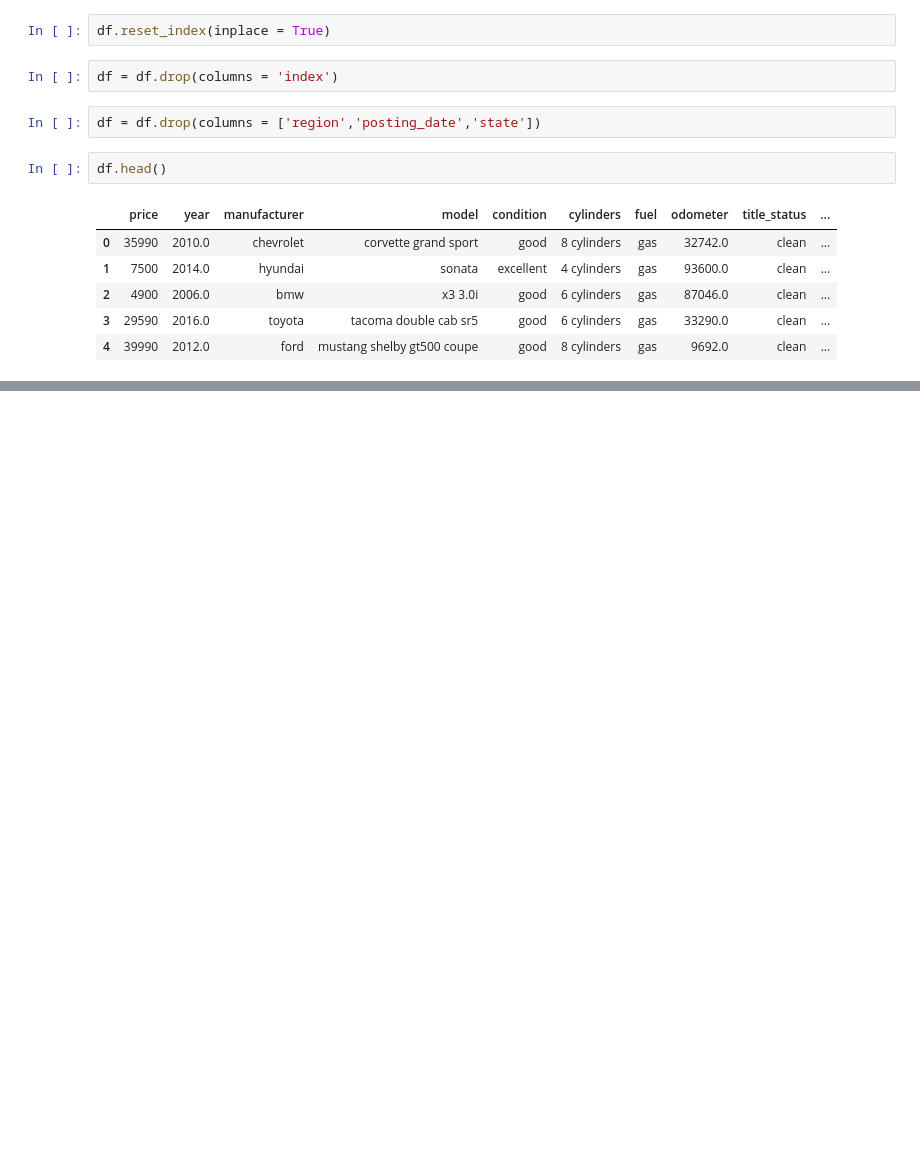
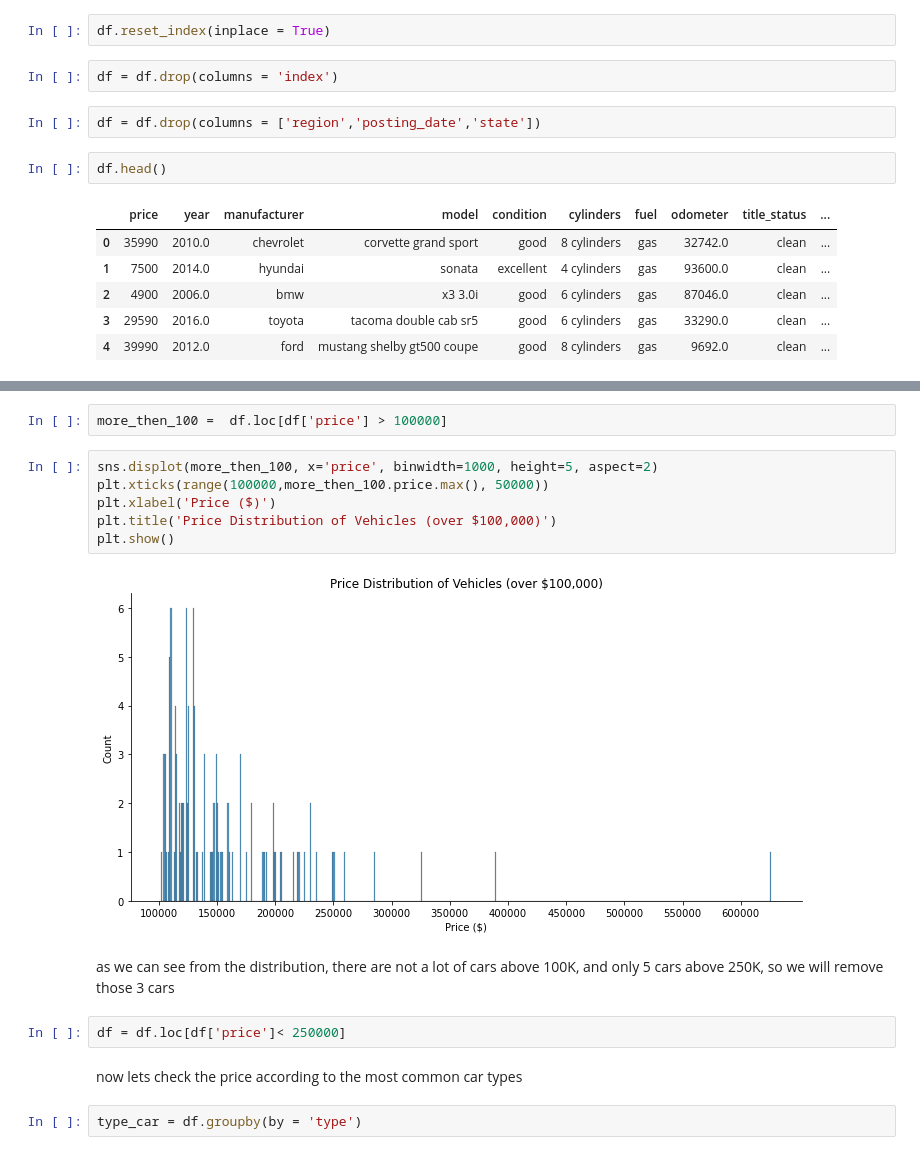
Before and after one commit to LiorBreitman8234/DataScienceFinalProjcet, a Jupyter notebook: Regression- car price.ipynb, the cells around one changed output, grey strips where cells are left out. Saved outputs shown, nothing was run; the diff lists cells and outputs as text; blank space fills up the shorter version.

```diff
--- a/Regression- car price.ipynb
+++ b/Regression- car price.ipynb
@@ -434,0 +629,18 @@ df.head()
+# %%
+more_then_100 =  df.loc[df['price'] > 100000]
+# %%
+sns.displot(more_then_100, x='price', binwidth=1000, height=5, aspect=2)
+plt.xticks(range(100000,more_then_100.price.max(), 50000))
+plt.xlabel('Price ($)')
+plt.title('Price Distribution of Vehicles (over $100,000)')
+plt.show()
+# %% [output]
+[figure, added]
+# %% [markdown]
+as we can see from the distribution, there are not a lot of cars above 100K, and only 5 cars above 250K, so we will remove those 3 cars
+# %%
+df = df.loc[df['price']< 250000]
+# %% [markdown]
+now lets check the price according to the most common car types
+# %%
+type_car = df.groupby(by = 'type')
```
Also changed, not shown: parts of 67 cells of this notebook.
